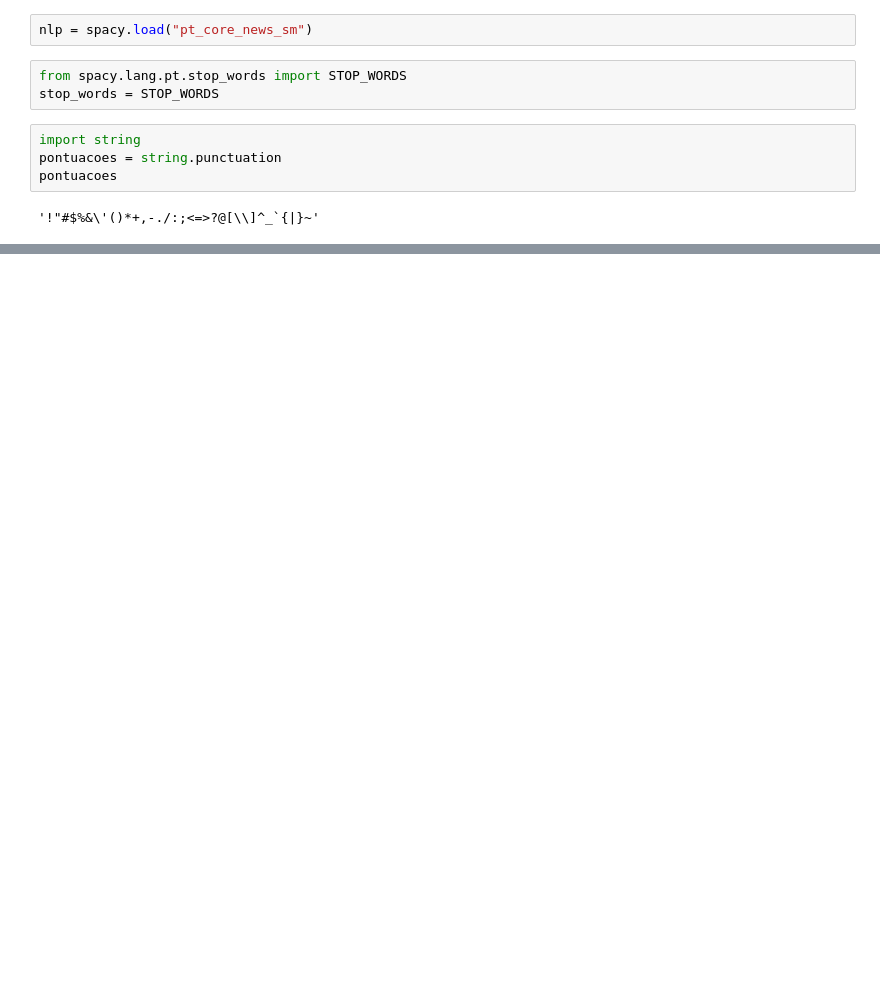
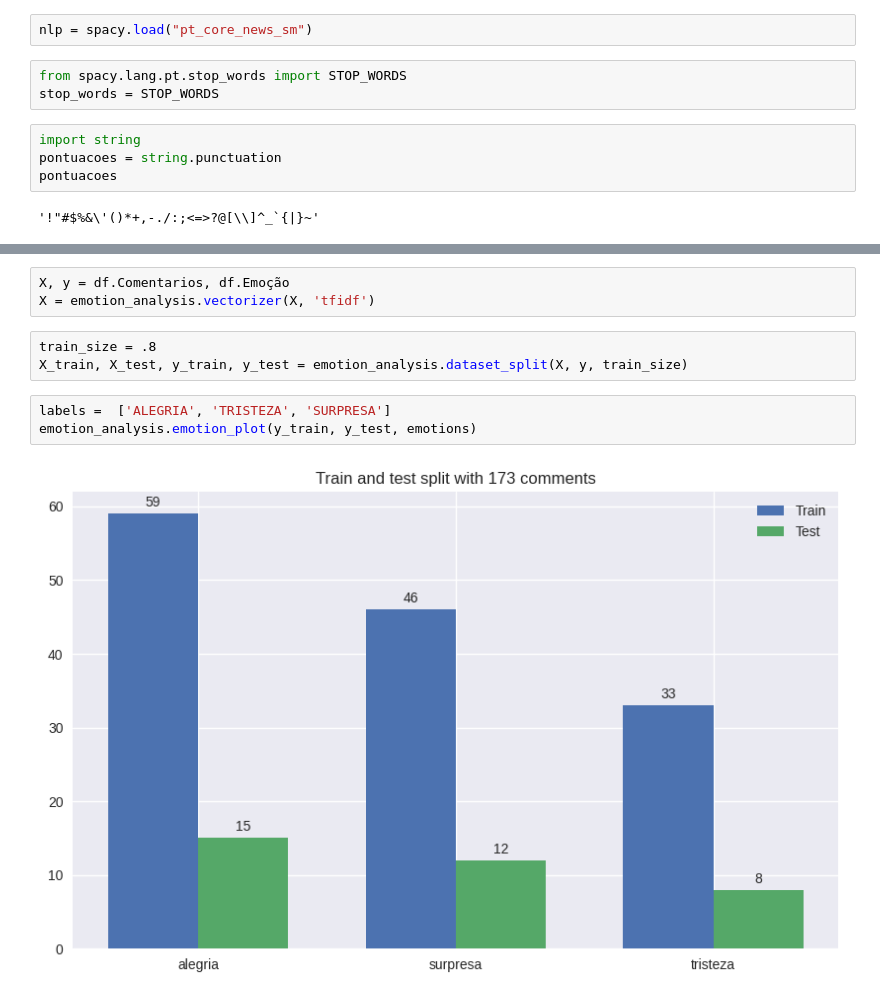
Before and after one commit to syannekaroline/emotion-analysis, a Jupyter notebook: spacyTest.ipynb, the cells around one changed output, grey strips where cells are left out. Drawn from its saved outputs; the diff is of its cells as text; blank space fills up the shorter version.

```diff
--- a/spacyTest.ipynb
+++ b/spacyTest.ipynb
@@ -117,0 +191,11 @@ plt.imshow(WordCloud().generate(juntandotudo))
+# %%
+X, y = df.Comentarios, df.Emoção
+X = emotion_analysis.vectorizer(X, 'tfidf')
+# %%
+train_size = .8
+X_train, X_test, y_train, y_test = emotion_analysis.dataset_split(X, y, train_size)
+# %%
+labels =  ['ALEGRIA', 'TRISTEZA', 'SURPRESA']
+emotion_analysis.emotion_plot(y_train, y_test, emotions)
+# %% [output]
+[figure, added]
```
Also changed, not shown: parts of 15 cells of this notebook, 5 other files.
